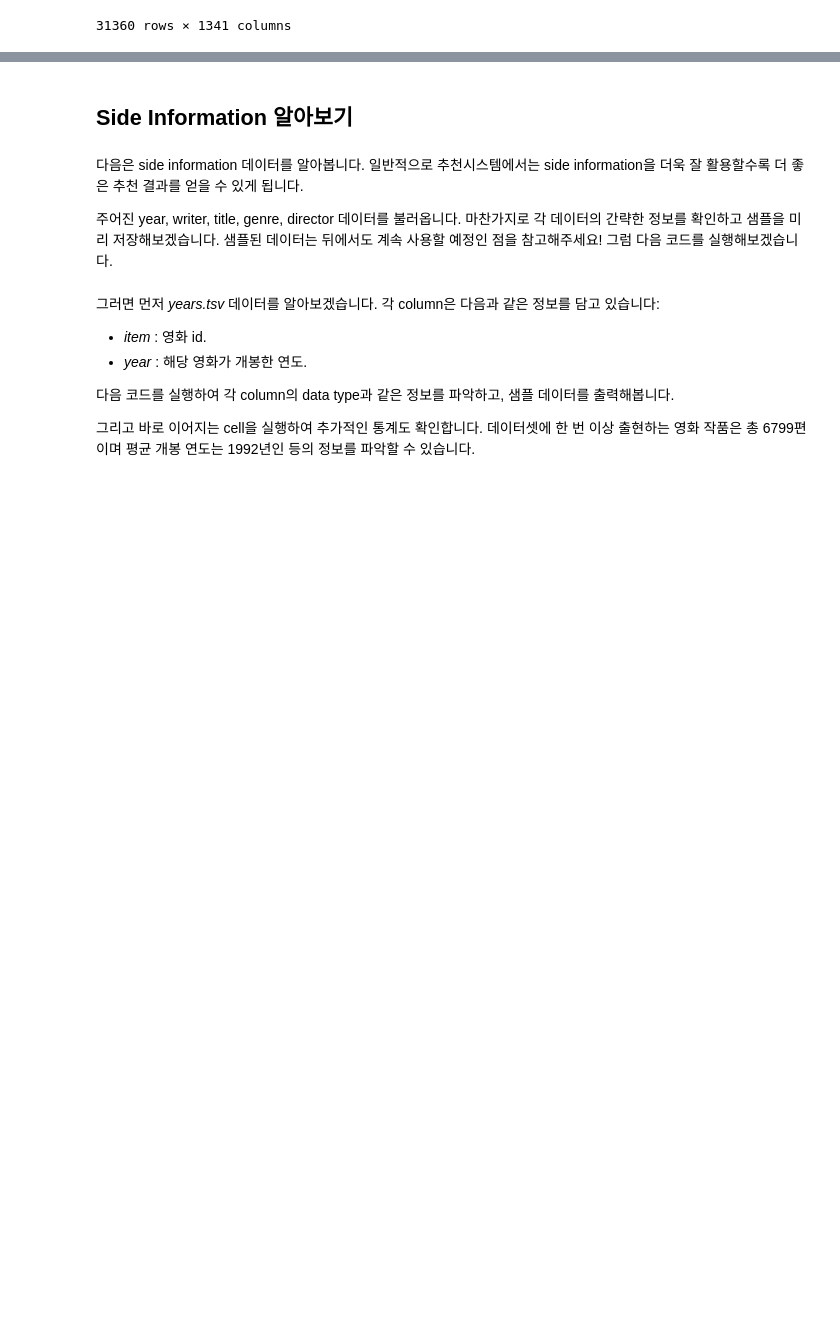
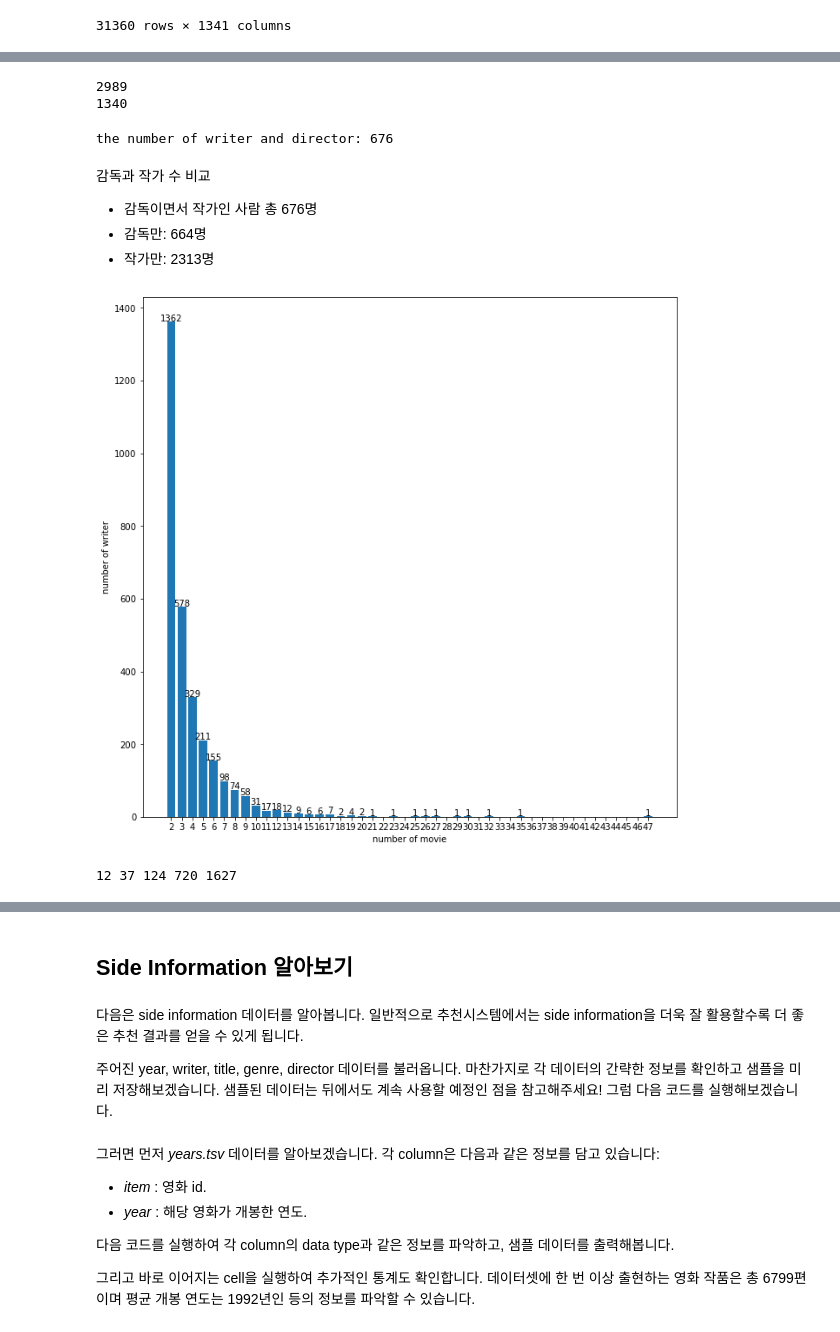
Before and after one commit to boostcampaitech3/level2-movie-recommendation-level2-recsys-15, a Jupyter notebook: T3073/working/correlation.ipynb, the cells around one changed output, grey strips where cells are left out. Drawn from its saved outputs; the diff is of its cells as text; code cells hidden in the pictures; blank space fills up the shorter version.

```diff
--- a/T3073/working/correlation.ipynb
+++ b/T3073/working/correlation.ipynb
@@ -354,0 +450,4 @@ user_prefer_director_df.loc[user_prefer_director_df['user'] == 11,].value_counts
+# %%
+writer_data = pd.read_csv(os.path.join(data_path, 'writers.tsv'), sep='\t')
+writer = np.unique(writer_data['writer'])
+print(len(writer))
@@ -354,0 +476,4 @@ user_prefer_director_df.loc[user_prefer_director_df['user'] == 11,].value_counts
+# %%
+movie_count_per_writer = writer_data['writer'].value_counts()
+
+movie_count_per_writer
@@ -354,0 +493,41 @@ user_prefer_director_df.loc[user_prefer_director_df['user'] == 11,].value_counts
+# %%
+writer_set = set(writer)
+director_set = set(np.unique(director_data['director']))
+
+print(len(writer_set))
+print(len(director_set))
+# %% [output]
+2989
+1340
+# %%
+print(f"the number of writer and director: {len(writer_set & director_set)}")
+# %% [output]
+the number of writer and director: 676
+# %% [markdown]
+감독과 작가 수 비교
+* 감독이면서 작가인 사람 총 676명
+* 감독만: 664명
+* 작가만: 2313명
+# %%
+max_count = max(movie_count_per_writer)
+min_count = min(movie_count_per_writer)
+
+x = np.arange(min_count,max_count+1,1)
+y = []
+for cnt in range(min_count,max_count+1):
+    y.append((movie_count_per_writer == cnt).sum())
+# %%
+fig,ax = plt.subplots(figsize=(11,11))
+ax.set_xticks(x)
+ax.set_xlabel('number of movie')
+ax.set_ylabel('number of writer')
+rects = ax.bar(x,y)
+
+for rect in rects:
+    x = rect.get_x()
+    width = rect.get_width()
+    height = int(rect.get_height())
+    if height != 0:
+        ax.text(x+width/2,height+2,str(height),ha='center')
+# %% [output]
+[figure, added]
@@ -354,0 +543,4 @@ user_prefer_director_df.loc[user_prefer_director_df['user'] == 11,].value_counts
+# %%
+print(writer_20_count,writer_15_count,writer_10_count, writer_5_count, writer_3_count)
+# %% [output]
+12 37 124 720 1627
```
Also changed, not shown: parts of 56 cells of this notebook.
